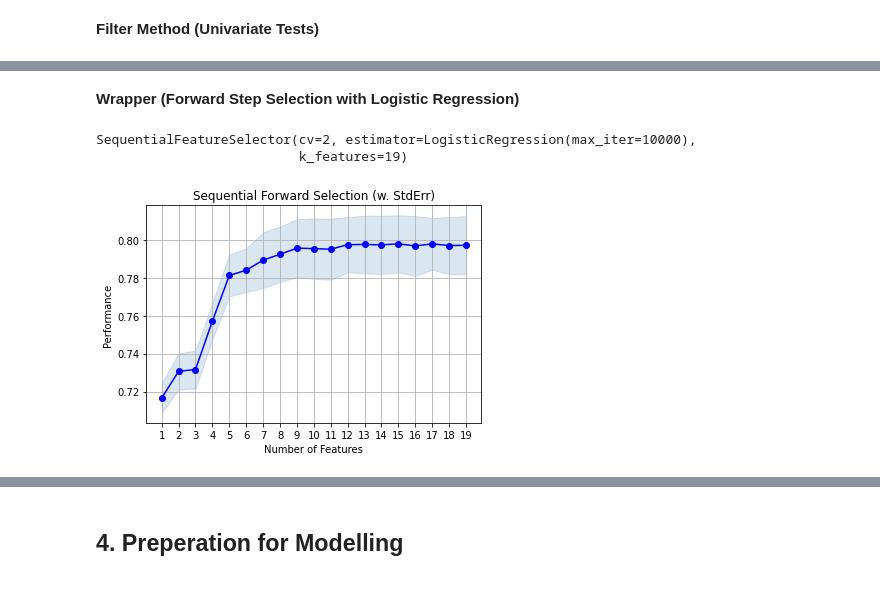
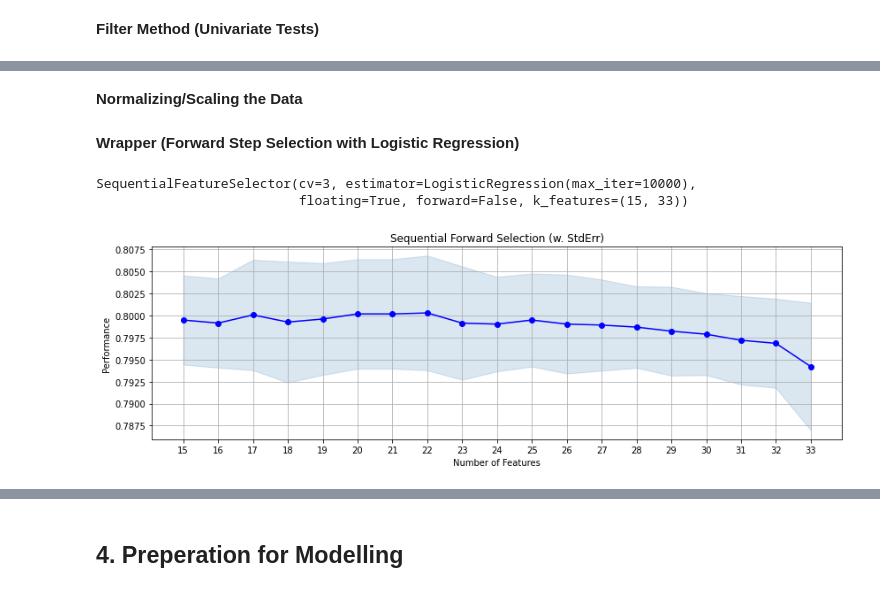
Before and after one commit to adamtassabehji/SpaceShip-Kaggle-Competition, a Jupyter notebook: Spaceship Titanic Analysis.ipynb, the cells around one changed output, grey strips where cells are left out. Saved outputs shown, nothing was run; the diff lists cells and outputs as text; code cells hidden in the pictures.

```diff
--- a/Spaceship Titanic Analysis.ipynb
+++ b/Spaceship Titanic Analysis.ipynb
@@ -418,0 +580,26 @@ X.drop(labels=correlated_features, axis=1)
+# %%
+
+def cal_vif(x):
+    thresh = 10
+    output= pd.DataFrame()
+    k = x.shape [1]
+    vif =[variance_inflation_factor (x.values, i) for i in range(x.shape [1])]
+    for i in range(1,k):
+        a = np.argmax (vif)
+        if(vif[a]<=thresh):
+            break
+        if(i==1):
+            print('Iteration no: ',i)
+            print(f'''Variable {x.columns [a]} has the highest VIF with a score of : {vif[a]}''')
+            output= x.drop (x.columns [a], axis=1)
+            vif =[variance_inflation_factor (output.values,j) for j in range (output.shape[1])]
+            print('')
+        elif(i>1):
+            print('Iteration no: ',i)
+            print(f'''Variable {output.columns [a]} has the highest VIF with a score of : {vif[a]}''')
+            print('')
+            output = output.drop (output.columns [a], axis=1)
+            vif = [variance_inflation_factor (output.values, j) for j in range (output.shape [1])]
+    return(output)
+
+vif_selected_features = cal_vif(X.astype(float))
@@ -419,25 +642,33 @@ X.drop(labels=correlated_features, axis=1)
+# %%
+X=labelled[vif_selected_features.columns]
+# %% [markdown]
+**Normalizing/Scaling the Data**
+# %%
+scaler = StandardScaler()
+scaler.fit(X)
+X=pd.DataFrame(scaler.transform(X),index=X.index, columns=X.columns)
 # %% [markdown]
 **Wrapper (Forward Step Selection with Logistic Regression)**
 # %%
-## Selecting the 19 best variables
+## Selecting the 20-30
 
 sfs1 = SFS(LogisticRegression(max_iter=10000),
-         k_features=(19),
-         forward=True,
-         floating=False,
-           cv=2)
+           k_features=(15,len(X.columns)),
+           forward=False,
+           floating=True,cv=3)
 sfs1.fit(X, y)
 # %% [output]
-SequentialFeatureSelector(cv=2, estimator=LogisticRegression(max_iter=10000),
-                          k_features=19)
+SequentialFeatureSelector(cv=3, estimator=LogisticRegression(max_iter=10000),
+                          floating=True, forward=False, k_features=(15, 33))
 # %%
-fig = plot_sfs(sfs1.get_metric_dict(), kind='std_err')
+fig = plot_sfs(sfs1.get_metric_dict(), kind='std_err',figsize=(14, 4))
+
 
 plt.title('Sequential Forward Selection (w. StdErr)')
 plt.grid()
 plt.show()
 # %% [output]
-[figure, old version]
+[figure, new version]
 # %%
 print(f'{len(sfs1.k_feature_names_)} Features and Accuracy Score: {sfs1.k_score_}')
 # %% [output]
```
Also changed, not shown: parts of 154 cells of this notebook.
